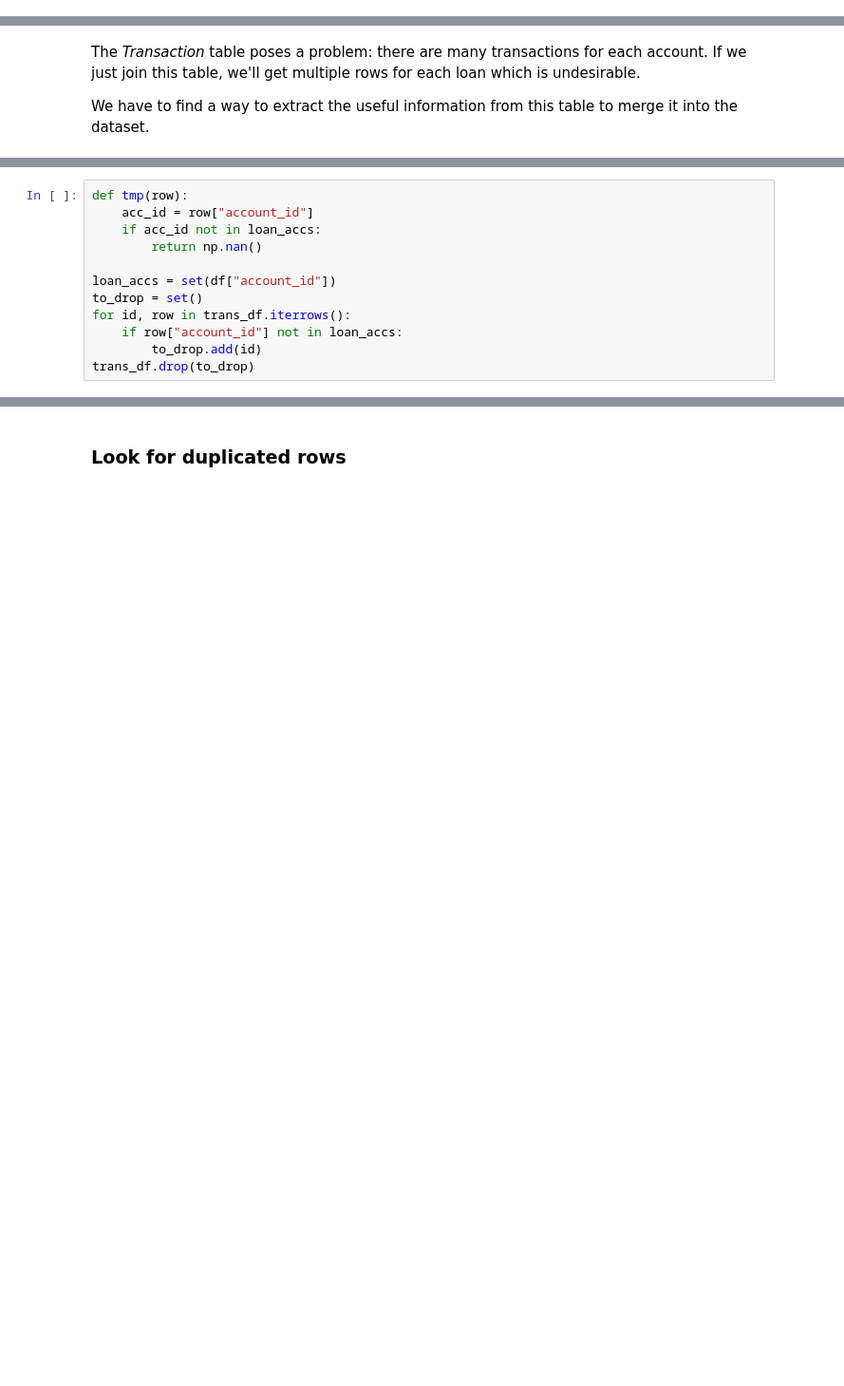
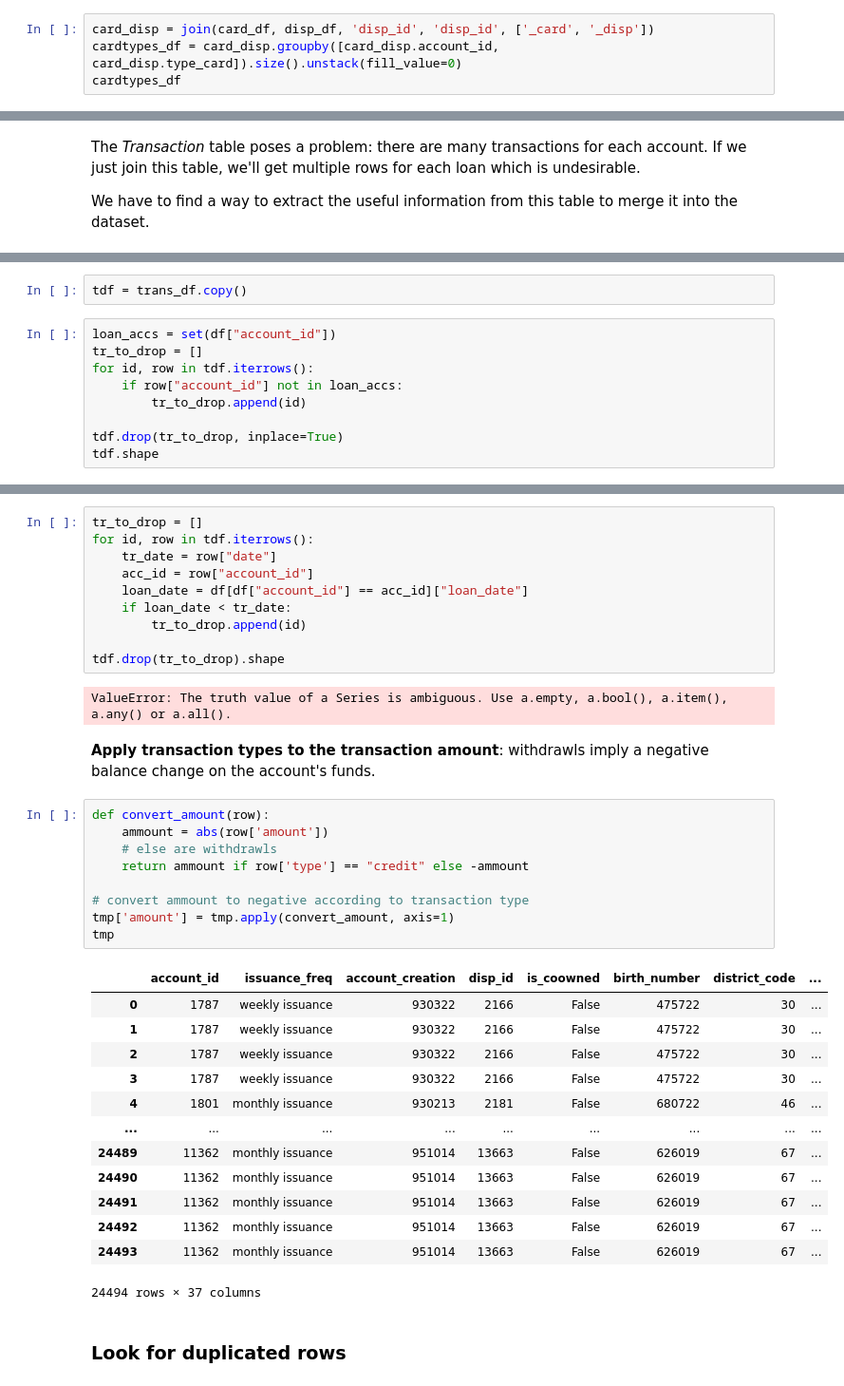
Before and after one commit to JoaoCostaIFG/AC, a Jupyter notebook: Banking.ipynb, the cells around one changed output, grey strips where cells are left out. Shown at 95% size. Saved outputs shown, nothing was run; the diff lists cells and outputs as text; blank space fills up the shorter version.

Commit message:
WIP transaction join.

```diff
--- a/Banking.ipynb
+++ b/Banking.ipynb
@@ -503,0 +506,4 @@ The _Card_ table contains only 2 useful informations: the type of the card (whic
+# %%
+card_disp = join(card_df, disp_df, 'disp_id', 'disp_id', ['_card', '_disp'])
+cardtypes_df = card_disp.groupby([card_disp.account_id, card_disp.type_card]).size().unstack(fill_value=0)
+cardtypes_df
@@ -573,13 +574,12 @@ Name: k_symbol, dtype: int64
+# %%
+tdf = trans_df.copy()
 # %%
-def tmp(row):
-    acc_id = row["account_id"]
-    if acc_id not in loan_accs:
-        return np.nan()
+loan_accs = set(df["account_id"])
+tr_to_drop = []
+for id, row in tdf.iterrows():
+    if row["account_id"] not in loan_accs:
+        tr_to_drop.append(id)
 
-loan_accs = set(df["account_id"])
-to_drop = set()
-for id, row in trans_df.iterrows():
-    if row["account_id"] not in loan_accs:
-        to_drop.add(id)
-trans_df.drop(to_drop)
+tdf.drop(tr_to_drop, inplace=True)
+tdf.shape
 # %% [output]
@@ -599,3 +589,40 @@ trans_df.drop(to_drop)
+# %%
+tr_to_drop = []
+for id, row in tdf.iterrows():
+    tr_date = row["date"]
+    acc_id = row["account_id"]
+    loan_date = df[df["account_id"] == acc_id]["loan_date"]
+    if loan_date < tr_date:
+        tr_to_drop.append(id)
+
+tdf.drop(tr_to_drop).shape
+# %% [output]
+ValueError: The truth value of a Series is ambiguous. Use a.empty, a.bool(), a.item(), a.any() or a.all().
+# %% [markdown]
+**Apply transaction types to the transaction amount**: withdrawls imply a negative balance change on the account's funds.
+# %%
+def convert_amount(row):
+    ammount = abs(row['amount'])
+    # else are withdrawls
+    return ammount if row['type'] == "credit" else -ammount
+
+# convert ammount to negative according to transaction type
+tmp['amount'] = tmp.apply(convert_amount, axis=1)
+tmp
+# %% [output]
+|  | account_id | issuance_freq | account_creation | disp_id | is_coowned | birth_number | district_code | ... |
+| 0 | 1787 | weekly issuance | 930322 | 2166 | False | 475722 | 30 | ... |
+| 1 | 1787 | weekly issuance | 930322 | 2166 | False | 475722 | 30 | ... |
+| 2 | 1787 | weekly issuance | 930322 | 2166 | False | 475722 | 30 | ... |
+| 3 | 1787 | weekly issuance | 930322 | 2166 | False | 475722 | 30 | ... |
+| 4 | 1801 | monthly issuance | 930213 | 2181 | False | 680722 | 46 | ... |
+| ... | ... | ... | ... | ... | ... | ... | ... | ... |
+| 24489 | 11362 | monthly issuance | 951014 | 13663 | False | 626019 | 67 | ... |
+| 24490 | 11362 | monthly issuance | 951014 | 13663 | False | 626019 | 67 | ... |
+| 24491 | 11362 | monthly issuance | 951014 | 13663 | False | 626019 | 67 | ... |
+| 24492 | 11362 | monthly issuance | 951014 | 13663 | False | 626019 | 67 | ... |
+| 24493 | 11362 | monthly issuance | 951014 | 13663 | False | 626019 | 67 | ... |
+24494 rows × 37 columns
 # %% [markdown]
 ### Look for duplicated rows
 # %% [markdown]
```
Also changed, not shown: parts of 40 cells of this notebook.
